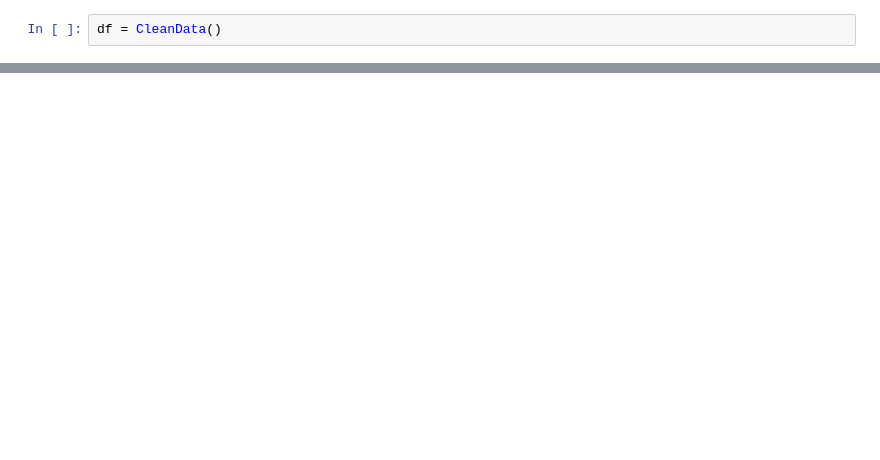
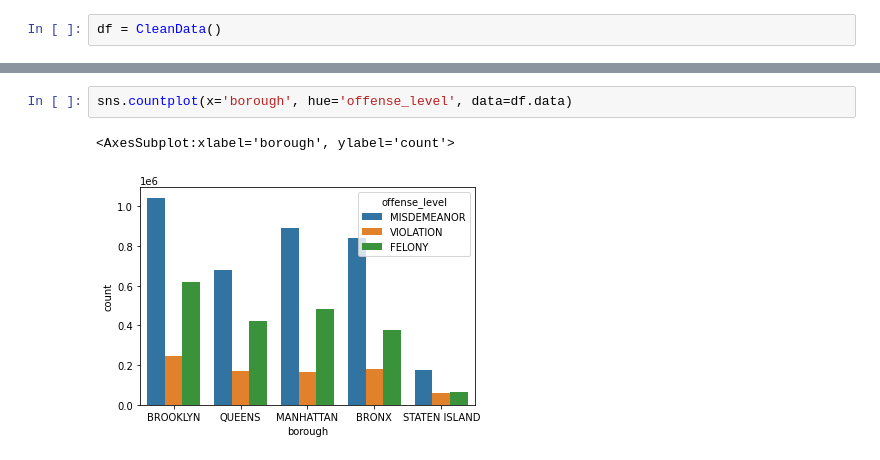
Before and after one commit to candiesforlife/minority_report, a Jupyter notebook: notebooks/cam_viz_model.ipynb, the cells around one changed output, grey strips where cells are left out. Saved outputs shown, nothing was run; the diff lists cells and outputs as text; blank space fills up the shorter version.

Commit message:
borough/offense level graph

```diff
--- a/notebooks/cam_viz_model.ipynb
+++ b/notebooks/cam_viz_model.ipynb
@@ -13,0 +74,5 @@ df
+# %%
+sns.countplot(x='borough', hue='offense_level', data=df.data)
+# %% [output]
+<AxesSubplot:xlabel='borough', ylabel='count'>
+[figure, added]
```
Also changed, not shown: parts of 10 cells of this notebook, 1 other file.
